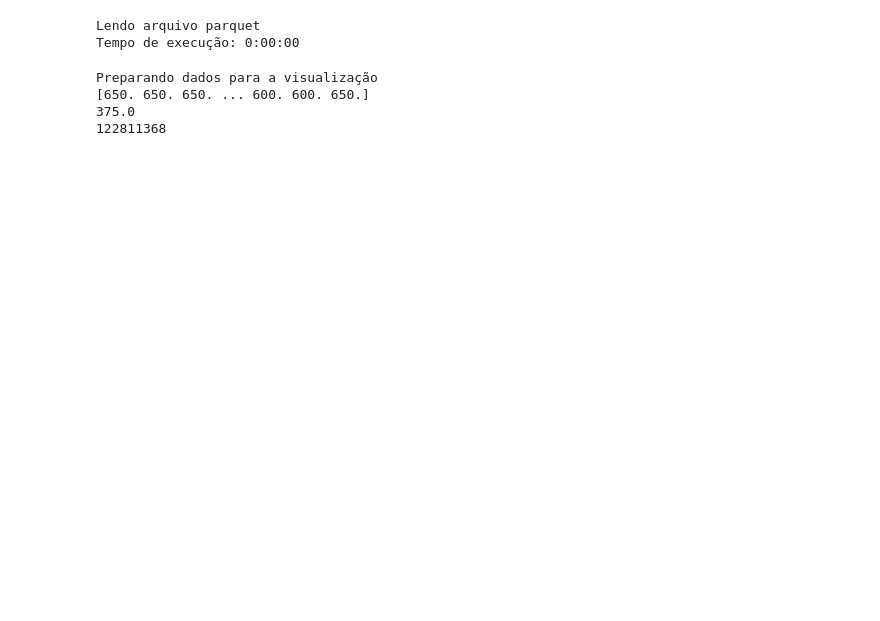
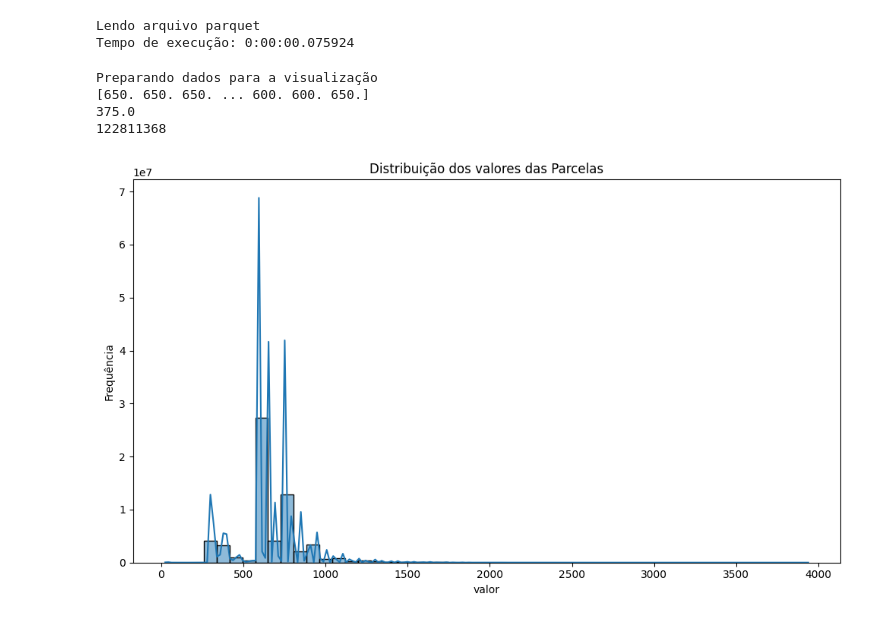
Before and after one commit to pgsrod/modulo-2, a Jupyter notebook: Aula14.ipynb, the cells around one changed output. Drawn from its saved outputs; the diff is of its cells as text; code cells hidden in the pictures; blank space fills up the shorter version.

```diff
--- a/Aula14.ipynb
+++ b/Aula14.ipynb
@@ -17,9 +17,11 @@ try:
 
     df_cidades = pl.scan_csv(ENDERECO_DADOS + '14.CodigosMunic.csv', separator=';')
 
-    df_lazy = (df_bf_exec_plan.join(df_cidades, left_on='CÓDIGO MUNICÍPIO SIAFI', right_on='COD_SIAFI', how='left').select(
-        [pl.col('VALOR PARCELA'), pl.col('UF'), pl.col('MÊS COMPETÊNCIA'), pl.col('NOME')]).with_columns(
-        pl.col('MÊS COMPETÊNCIA').cast(pl.Utf8).str.strptime(pl.Date, format='%Y%m')))
+    df_lazy=(df_bf_exec_plan.join(df_cidades, left_on='CÓDIGO MUNICÍPIO SIAFI', right_on='COD_SIAFI', how='left')
+             .select([pl.col('VALOR PARCELA'),
+                      pl.col('UF'),
+                      pl.col('MÊS COMPETÊNCIA'),
+                      pl.col('NOME')]).with_columns(pl.col('MÊS COMPETÊNCIA').cast(pl.Utf8).str.strptime(pl.Date, format='%Y%m')))
 
 
 # # vira um dataframe quando eu coleto
@@ -34,7 +36,7 @@ except Exception as e:
     print(f'Erro ao carregar dados: {e}')
 # %% [output]
 Lendo arquivo parquet
-Tempo de execução: 0:00:00
+Tempo de execução: 0:00:00.075924
 # %%
 # analise exploratoria basica
 coluna_alvo = 'VALOR PARCELA'
@@ -81,3 +83,18 @@ Preparando dados para a visualização
 [650. 650. 650. ... 600. 600. 650.]
 375.0
 122811368
+# %%
+try:
+    # histograma smooth
+    plt.figure(figsize=(10, 6))
+    sns.histplot(valores, bins=50, kde=True)
+    plt.title('Distribuição dos valores das Parcelas')
+    plt.xlabel('valor')
+    plt.ylabel('Frequência')
+    plt.tight_layout()
+    plt.show()
+
+except Exception as e:
+    print(f'Erro na visualização dos dados: {e}')
+# %% [output]
+[figure, added]
```
Also changed, not shown: parts of 6 cells of this notebook.
